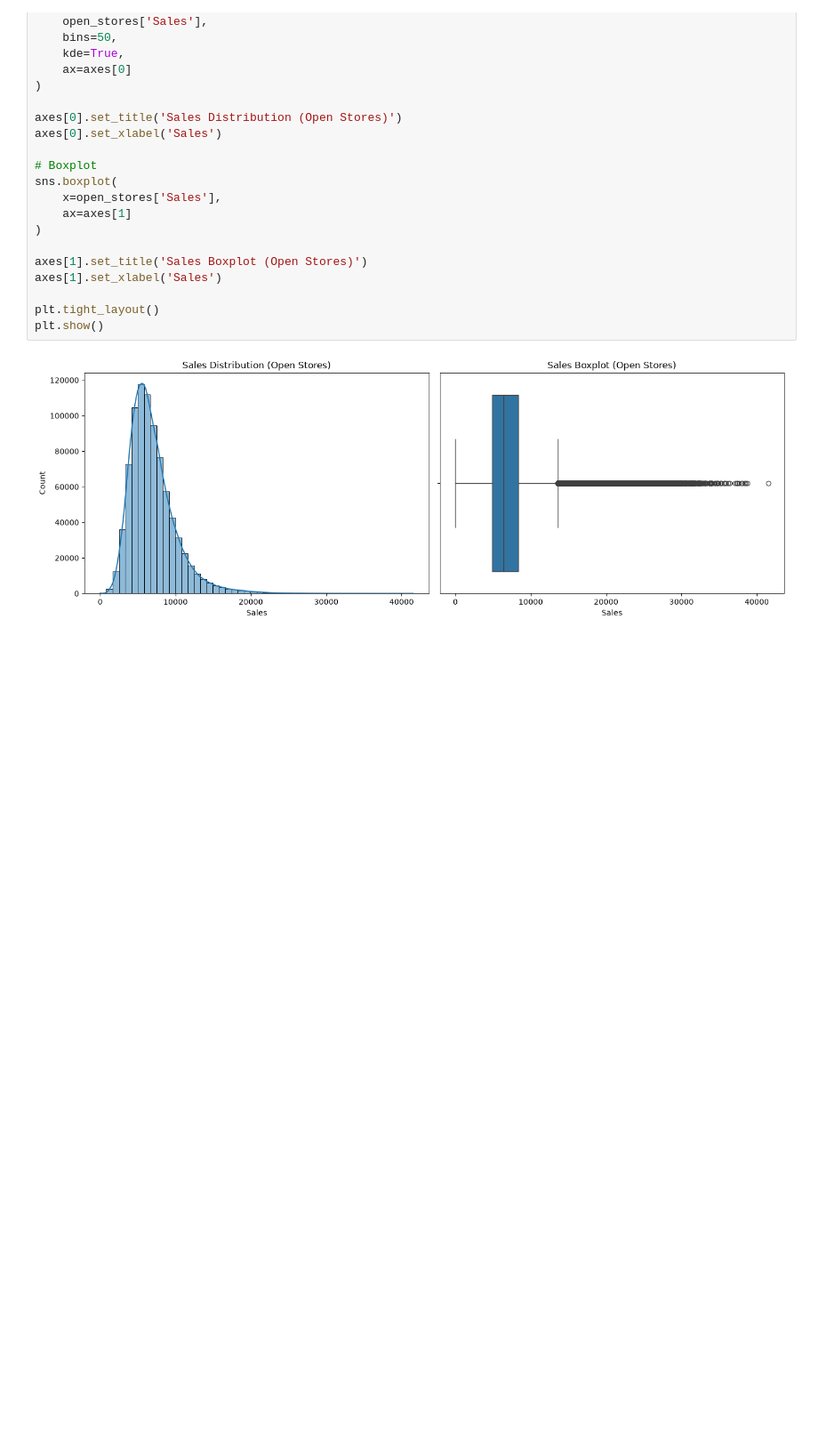
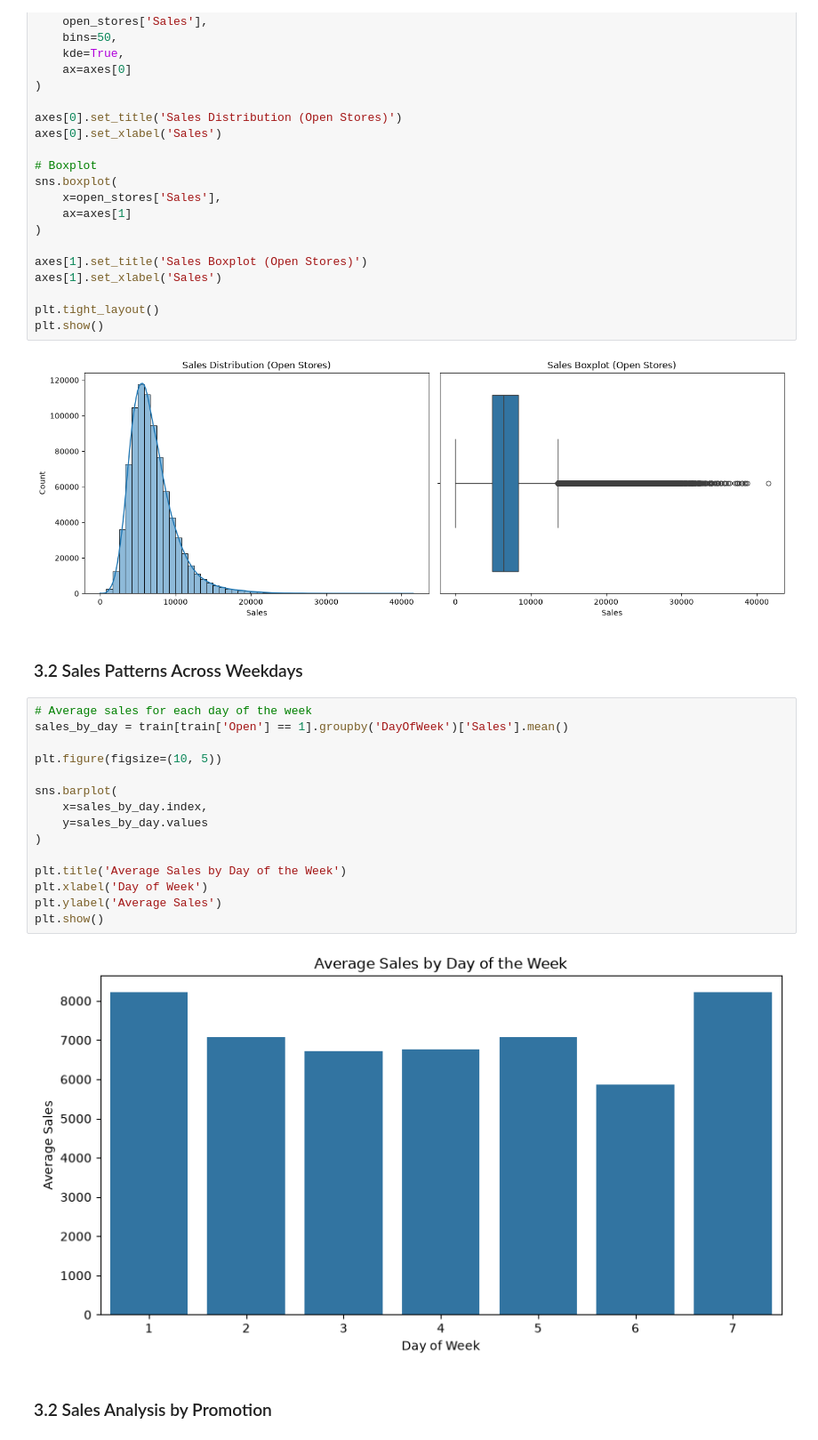
Before and after one commit to MaryamHashemi2002/Retail-Sales-Forecasting-ML, a Jupyter notebook: notebooks/01_data_exploration.ipynb, the cells around one changed output. Shown at 89% size. Cells and saved outputs as stored; diff of their text form; blank space fills up the shorter version.

Commit message:
Data analysis

```diff
--- a/notebooks/01_data_exploration.ipynb
+++ b/notebooks/01_data_exploration.ipynb
@@ -374,3 +373,24 @@ plt.tight_layout()
 plt.show()
 # %% [output]
 [figure]
+# %% [markdown]
+### 3.2 Sales Patterns Across Weekdays
+# %%
+# Average sales for each day of the week
+sales_by_day = train[train['Open'] == 1].groupby('DayOfWeek')['Sales'].mean()
+
+plt.figure(figsize=(10, 5))
+
+sns.barplot(
+    x=sales_by_day.index,
+    y=sales_by_day.values
+)
+
+plt.title('Average Sales by Day of the Week')
+plt.xlabel('Day of Week')
+plt.ylabel('Average Sales')
+plt.show()
+# %% [output]
+[figure, added]
+# %% [markdown]
+### 3.2 Sales Analysis by Promotion
```
Also changed, not shown: parts of 34 cells of this notebook.
